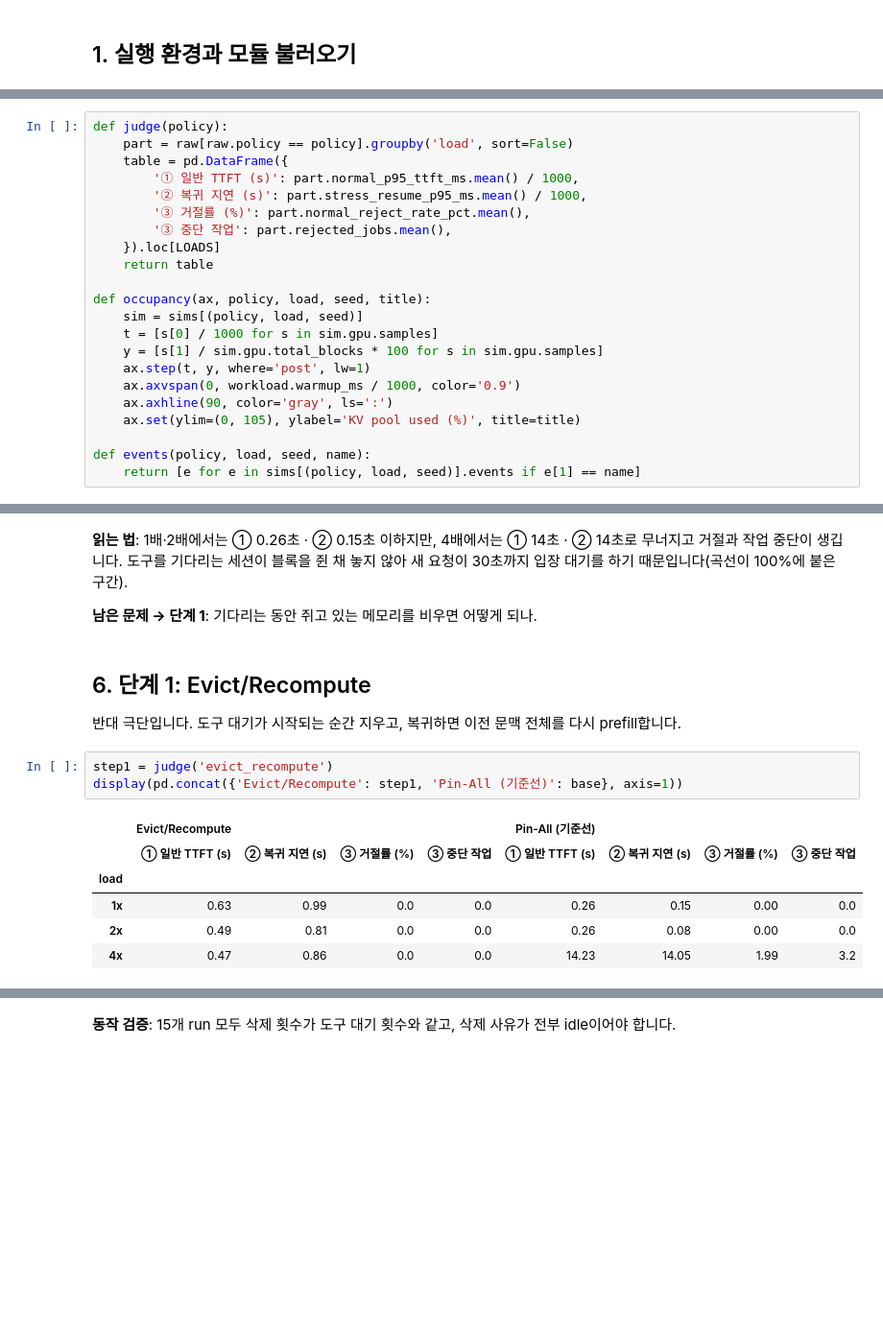
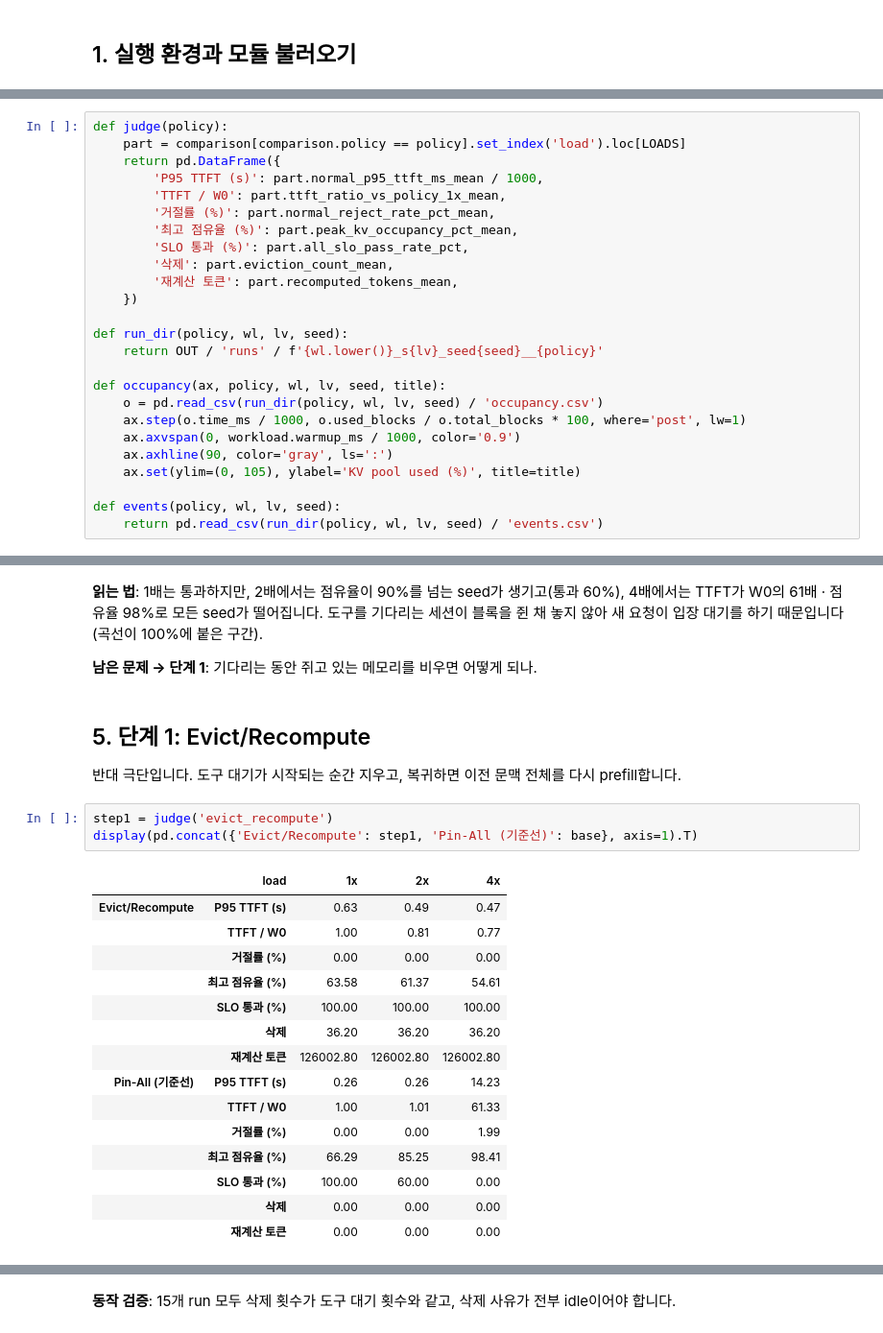
Before and after one commit to yspark9720/kv-bench, a Jupyter notebook: notebooks/week7_policy_steps.ipynb, the cells around one changed output, grey strips where cells are left out. Shown at 96% size. Saved outputs shown, nothing was run; the diff lists cells and outputs as text; blank space fills up the shorter version.

```diff
--- a/notebooks/week7_policy_steps.ipynb
+++ b/notebooks/week7_policy_steps.ipynb
@@ -106,23 +70,26 @@ print(len(raw), 'runs ->', (out / 'summary.csv').as_posix())
 # %%
 def judge(policy):
-    part = raw[raw.policy == policy].groupby('load', sort=False)
-    table = pd.DataFrame({
-        '① 일반 TTFT (s)': part.normal_p95_ttft_ms.mean() / 1000,
-        '② 복귀 지연 (s)': part.stress_resume_p95_ms.mean() / 1000,
-        '③ 거절률 (%)': part.normal_reject_rate_pct.mean(),
-        '③ 중단 작업': part.rejected_jobs.mean(),
-    }).loc[LOADS]
-    return table
+    part = comparison[comparison.policy == policy].set_index('load').loc[LOADS]
+    return pd.DataFrame({
+        'P95 TTFT (s)': part.normal_p95_ttft_ms_mean / 1000,
+        'TTFT / W0': part.ttft_ratio_vs_policy_1x_mean,
+        '거절률 (%)': part.normal_reject_rate_pct_mean,
+        '최고 점유율 (%)': part.peak_kv_occupancy_pct_mean,
+        'SLO 통과 (%)': part.all_slo_pass_rate_pct,
+        '삭제': part.eviction_count_mean,
+        '재계산 토큰': part.recomputed_tokens_mean,
+    })
 
-def occupancy(ax, policy, load, seed, title):
-    sim = sims[(policy, load, seed)]
-    t = [s[0] / 1000 for s in sim.gpu.samples]
-    y = [s[1] / sim.gpu.total_blocks * 100 for s in sim.gpu.samples]
-    ax.step(t, y, where='post', lw=1)
+def run_dir(policy, wl, lv, seed):
+    return OUT / 'runs' / f'{wl.lower()}_s{lv}_seed{seed}__{policy}'
+
+def occupancy(ax, policy, wl, lv, seed, title):
+    o = pd.read_csv(run_dir(policy, wl, lv, seed) / 'occupancy.csv')
+    ax.step(o.time_ms / 1000, o.used_blocks / o.total_blocks * 100, where='post', lw=1)
     ax.axvspan(0, workload.warmup_ms / 1000, color='0.9')
     ax.axhline(90, color='gray', ls=':')
     ax.set(ylim=(0, 105), ylabel='KV pool used (%)', title=title)
 
-def events(policy, load, seed, name):
-    return [e for e in sims[(policy, load, seed)].events if e[1] == name]
+def events(policy, wl, lv, seed):
+    return pd.read_csv(run_dir(policy, wl, lv, seed) / 'events.csv')
 # %% [markdown]
@@ -148,22 +115,31 @@ plt.tight_layout()
 # %% [output]
 [figure]
 # %% [markdown]
-**읽는 법**: 1배·2배에서는 ① 0.26초 · ② 0.15초 이하지만, 4배에서는 ① 14초 · ② 14초로 무너지고 거절과 작업 중단이 생깁니다. 도구를 기다리는 세션이 블록을 쥔 채 놓지 않아 새 요청이 30초까지 입장 대기를 하기 때문입니다(곡선이 100%에 붙은 구간).
+**읽는 법**: 1배는 통과하지만, 2배에서는 점유율이 90%를 넘는 seed가 생기고(통과 60%), 4배에서는 TTFT가 W0의 61배 · 점유율 98%로 모든 seed가 떨어집니다. 도구를 기다리는 세션이 블록을 쥔 채 놓지 않아 새 요청이 입장 대기를 하기 때문입니다(곡선이 100%에 붙은 구간).
 
 **남은 문제 → 단계 1**: 기다리는 동안 쥐고 있는 메모리를 비우면 어떻게 되나.
 # %% [markdown]
-## 6. 단계 1: Evict/Recompute
+## 5. 단계 1: Evict/Recompute
 
 반대 극단입니다. 도구 대기가 시작되는 순간 지우고, 복귀하면 이전 문맥 전체를 다시 prefill합니다.
 # %%
 step1 = judge('evict_recompute')
-display(pd.concat({'Evict/Recompute': step1, 'Pin-All (기준선)': base}, axis=1))
+display(pd.concat({'Evict/Recompute': step1, 'Pin-All (기준선)': base}, axis=1).T)
 # %% [output]
-|  | Evict/Recompute |  |  |  | Pin-All (기준선) |  |  |  |
-|  | ① 일반 TTFT (s) | ② 복귀 지연 (s) | ③ 거절률 (%) | ③ 중단 작업 | ① 일반 TTFT (s) | ② 복귀 지연 (s) | ③ 거절률 (%) | ③ 중단 작업 |
-| load |  |  |  |  |  |  |  |  |
-| 1x | 0.63 | 0.99 | 0.0 | 0.0 | 0.26 | 0.15 | 0.00 | 0.0 |
-| 2x | 0.49 | 0.81 | 0.0 | 0.0 | 0.26 | 0.08 | 0.00 | 0.0 |
-| 4x | 0.47 | 0.86 | 0.0 | 0.0 | 14.23 | 14.05 | 1.99 | 3.2 |
+|  | load | 1x | 2x | 4x |
+| Evict/Recompute | P95 TTFT (s) | 0.63 | 0.49 | 0.47 |
+|  | TTFT / W0 | 1.00 | 0.81 | 0.77 |
+|  | 거절률 (%) | 0.00 | 0.00 | 0.00 |
+|  | 최고 점유율 (%) | 63.58 | 61.37 | 54.61 |
+|  | SLO 통과 (%) | 100.00 | 100.00 | 100.00 |
+|  | 삭제 | 36.20 | 36.20 | 36.20 |
+|  | 재계산 토큰 | 126002.80 | 126002.80 | 126002.80 |
+| Pin-All (기준선) | P95 TTFT (s) | 0.26 | 0.26 | 14.23 |
+|  | TTFT / W0 | 1.00 | 1.01 | 61.33 |
+|  | 거절률 (%) | 0.00 | 0.00 | 1.99 |
+|  | 최고 점유율 (%) | 66.29 | 85.25 | 98.41 |
+|  | SLO 통과 (%) | 100.00 | 60.00 | 0.00 |
+|  | 삭제 | 0.00 | 0.00 | 0.00 |
+|  | 재계산 토큰 | 0.00 | 0.00 | 0.00 |
 # %%
 fig, axes = plt.subplots(2, 1, figsize=(10, 4), sharex=True)
```
Also changed, not shown: parts of 36 cells of this notebook, 7 other files.
